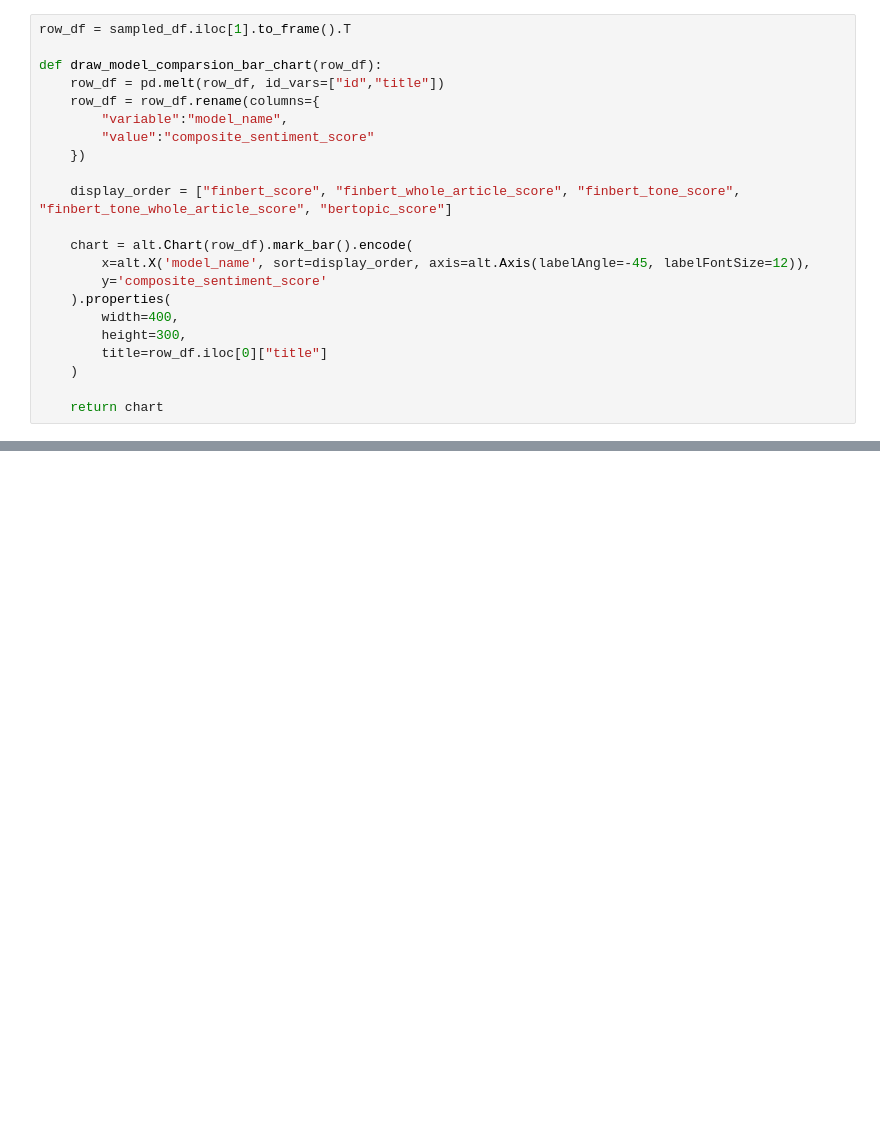
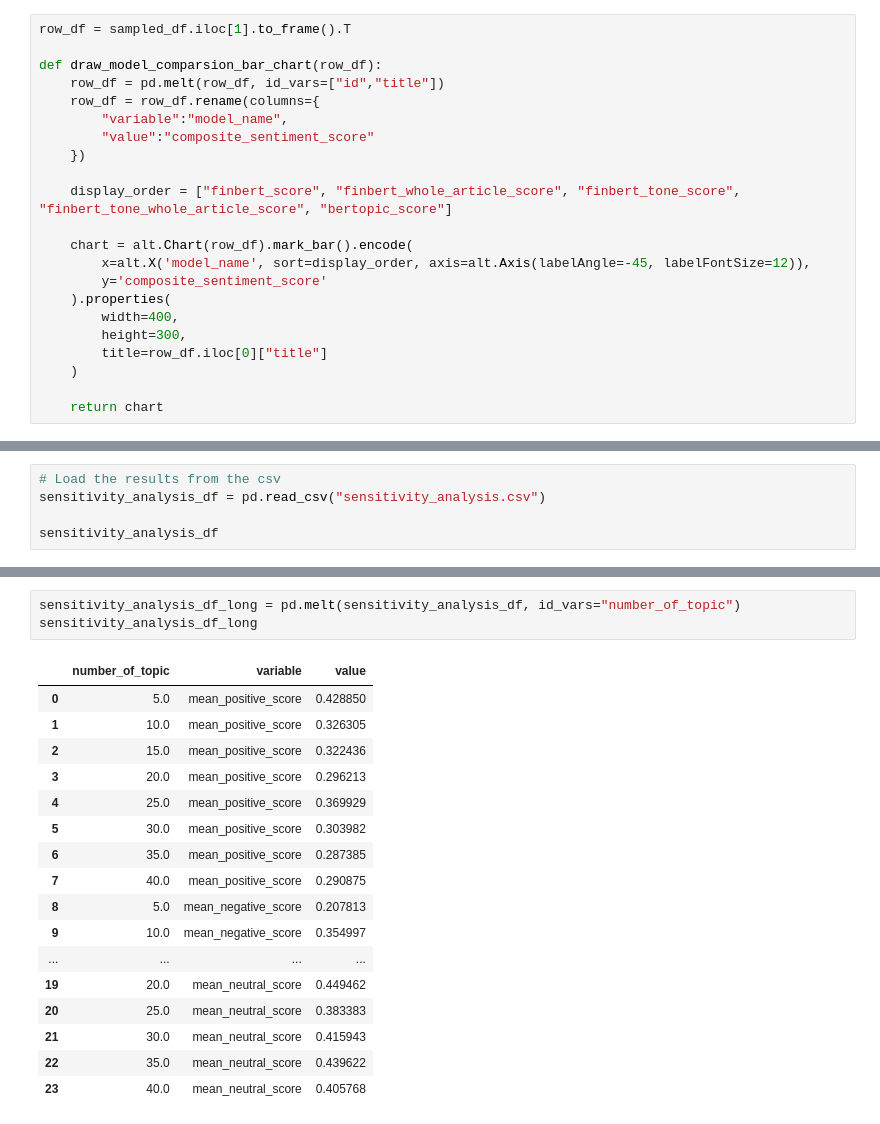
Before and after one commit to StevenSongSTS/w24-milestone2-team18-leevw-steveso-raulmart, a Jupyter notebook: lib/visulization.ipynb, the cells around one changed output, grey strips where cells are left out. Saved outputs shown, nothing was run; the diff lists cells and outputs as text; blank space fills up the shorter version.

```diff
--- a/lib/visulization.ipynb
+++ b/lib/visulization.ipynb
@@ -284,0 +287,5 @@ concatenated_chart
+# %%
+# Load the results from the csv
+sensitivity_analysis_df = pd.read_csv("sensitivity_analysis.csv")
+
+sensitivity_analysis_df
@@ -284,0 +302,21 @@ concatenated_chart
+# %%
+sensitivity_analysis_df_long = pd.melt(sensitivity_analysis_df, id_vars="number_of_topic")
+sensitivity_analysis_df_long
+# %% [output]
+|  | number_of_topic | variable | value |
+| 0 | 5.0 | mean_positive_score | 0.428850 |
+| 1 | 10.0 | mean_positive_score | 0.326305 |
+| 2 | 15.0 | mean_positive_score | 0.322436 |
+| 3 | 20.0 | mean_positive_score | 0.296213 |
+| 4 | 25.0 | mean_positive_score | 0.369929 |
+| 5 | 30.0 | mean_positive_score | 0.303982 |
+| 6 | 35.0 | mean_positive_score | 0.287385 |
+| 7 | 40.0 | mean_positive_score | 0.290875 |
+| 8 | 5.0 | mean_negative_score | 0.207813 |
+| 9 | 10.0 | mean_negative_score | 0.354997 |
+| ... | ... | ... | ... |
+| 19 | 20.0 | mean_neutral_score | 0.449462 |
+| 20 | 25.0 | mean_neutral_score | 0.383383 |
+| 21 | 30.0 | mean_neutral_score | 0.415943 |
+| 22 | 35.0 | mean_neutral_score | 0.439622 |
+| 23 | 40.0 | mean_neutral_score | 0.405768 |
```
Also changed, not shown: parts of 4 cells of this notebook.
